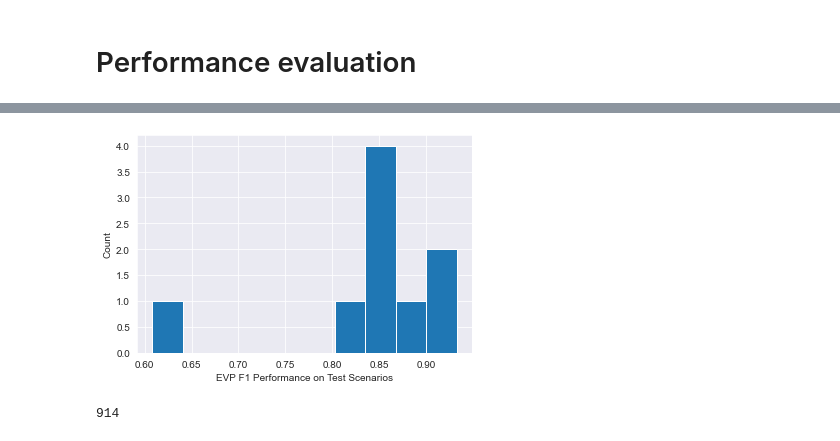
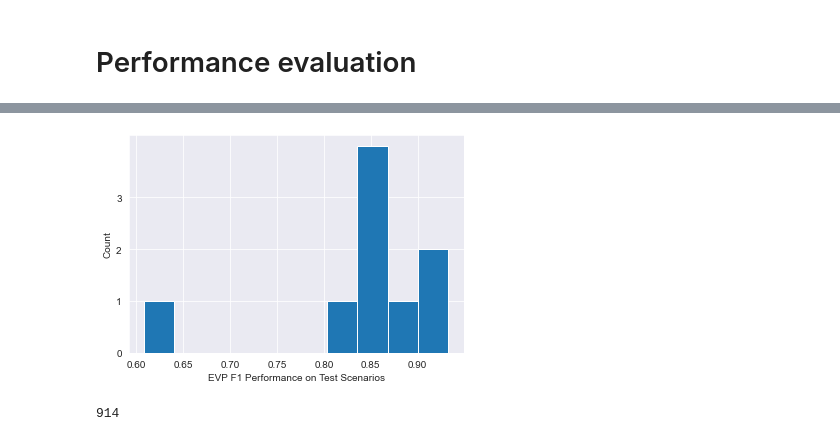
Before and after one commit to ryclendening/research, a Jupyter notebook: research/MLModels/MFCCNN_bin.ipynb, the cells around one changed output, grey strips where cells are left out. Saved outputs shown, nothing was run; the diff lists cells and outputs as text; code cells hidden in the pictures.

```diff
--- a/research/MLModels/MFCCNN_bin.ipynb
+++ b/research/MLModels/MFCCNN_bin.ipynb
@@ -471,7 +352,6 @@ Best network threshold: 2
 # Performance evaluation
 # %%
 import time
-phone_slots=["Phone_1-1","Phone_1-3","Phone_11","Phone_12","Phone_15","Phone_2-3","Phone_2-4", "Phone_2-5","Phone_27","Phone_28","Phone_29", "Phone_3-1","Phone_3-2","Phone_3-3","Phone_3-4","Phone_3-5","Phone_30","Phone_5-2","Phone_5-3","Phone_5-4","Phone_6-2","Phone_6-3","Phone_6-4","Phone_6-5","Phone_7-1","Phone_7-2","Phone_8","Phone_9"]
 indiv_phone_f1_dict={}
 indiv_phone_recall_dict={}
 indiv_phone_prec_dict={}
@@ -479,7 +359,7 @@ for x in phone_slots:
     indiv_phone_f1_dict[x]=[]
     indiv_phone_prec_dict[x]=[]
     indiv_phone_recall_dict[x]=[]
-bad_runs=["A3R3P1","A3R6P1","A3R4P4","A3R4P5","A3R3P4","A3R3P5"]
+
 start=0
 truthData= pd.read_csv(r"C:\Users\rclendening\researchData\researchCSVs_Scripts_etc\A3_flight_directory.csv")
 novelAve=[]
@@ -503,7 +383,16 @@ detectable_count=[]
 tot_test_time=0
 test_truth_evp=[]
 test_truth_indiv=[]
+#re-defined but same function as before
 def majorityVoteTuning(testFeats, fusionThresh,networkThresh, FSMVal):
+    """Tunes the core of the EVP by determining the best fusion threshold, NN confidence threshold, and FSM values.
+    :param Testfeats: List of all usable devices' MFCC values
+     :param fusionThresh: Value for voting threshold
+     :param networkThresh: Value for NN confidence threshold
+     :param FSMVal: FSM selection
+     :returns predictedList: List of EVP predictions for the test flight
+     :returns y_prediction: 2D list of all cellphones' predictions
+     :returns truth_valueList: EVP truth value"""
     y_prediction=[]
     maxVals=[]
     for x in testFeats:
@@ -526,7 +415,6 @@ def majorityVoteTuning(testFeats, fusionThresh,networkThresh, FSMVal):
     vote_weights=weighting(maxVals)
     numPhones=len(y_prediction)
     predictedList=[]
-    indiv_predictedList=[]
     truth_valueList=[]
     prevState=FSMVal**2/2
     for i in range(len(testFeats[0][2])): # i is feature frame
@@ -558,10 +446,9 @@ def majorityVoteTuning(testFeats, fusionThresh,networkThresh, FSMVal):
             prevState, prediction=fourBitPrediction(prevState, predictedVal)
         predictedList.append(prediction)
         best_indiv_predict,truth_value=findClosestPhone(phone_ranges)
-        indiv_predictedList.append(best_indiv_predict)
         truth_valueList.append(truth_value)
 
-    return predictedList, y_prediction,indiv_predictedList,truth_valueList
+    return predictedList, y_prediction,truth_valueList
 
 for x in range(18):
     #read scenario and truth data
@@ -583,17 +470,18 @@ for x in range(18):
         phones = tf.io.gfile.glob(str(Testdata_dir) + '/*')
         tot_test_time+=testTime
         # convert to MFCC space
-        if full_name== "A3R4P1":
-            print()
         featuresLL =create_test_dataset(phones, testTime, testName=full_name)
-        predictedList, y_prediction,indiv_predictedList,truth_valueList= majorityVoteTuning(featuresLL,fusionThresh=0.2,networkThresh=0.90,FSMVal=2)
-        #predictedList, y_prediction,indiv_predictedList,truth_valueList= majorityVoteAlone(featuresLL,fusionThresh=0.2,networkThresh=0.90,FSMVal=2)
-        # Make predictions using network, predictedList is the pipeline's predictions, whereas y_prediction is just cellphone's
-        #fusion_prediction, y_prediction = majorityVoteNew(featuresLL)
-        #
+        predictedList, y_prediction,truth_valueList= majorityVoteTuning(featuresLL,fusionThresh=0.2,networkThresh=0.90,FSMVal=2)
+        # if full_name== "A3R6P2":
+        #     names=pd.DataFrame()
+        #     i=0
+        #     for x in featuresLL:
+        #         names[x[0]]=y_prediction[i].squeeze()
+        #         i+=1
+        #     # R6P2_truth=pd.DataFrame(predictedList)
+        #     # R6P2_truth.to_csv("R6P2_truth.csv")
+        #     names.to_csv("R6P2_truth_v2.csv")
         num_frames=len(predictedList) #length of one scenario in frames
-        # y_actual=np.zeros(num_frames)
-        # y_actual[int(np.round(num_frames*startDetect/testTime)):int(np.round(num_frames*endDetect/testTime))]=1 #truth data
         # Report balanced accuracy scores
         tot_indiv_score=0
         tot_recall_score=0
@@ -685,11 +573,12 @@ Outperform 37.40559006224783
 # %%
 #plt.hist(indiv_scores)
 plt.hist(evp_f1)
 plt.ylabel("Count")
 plt.xlabel("EVP F1 Performance on Test Scenarios")
+plt.yticks(np.arange(0, 4, 1.0))
 plt.savefig("./Plots/evp_f1_performance.pdf",bbox_inches="tight")
 # %% [output]
-[figure, old version]
+[figure, new version]
 # %%
 print(tot_test_time)
 plt.hist(test_truth_evp)
```
Also changed, not shown: parts of 21 cells of this notebook, 8 other files.
